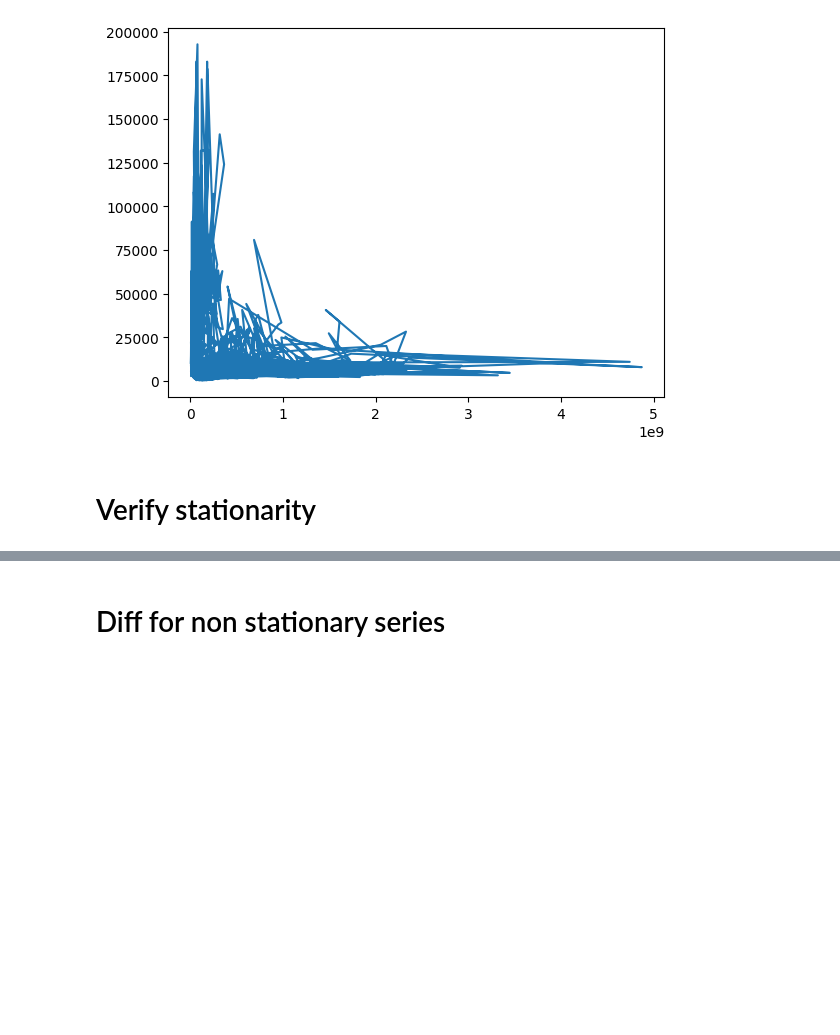
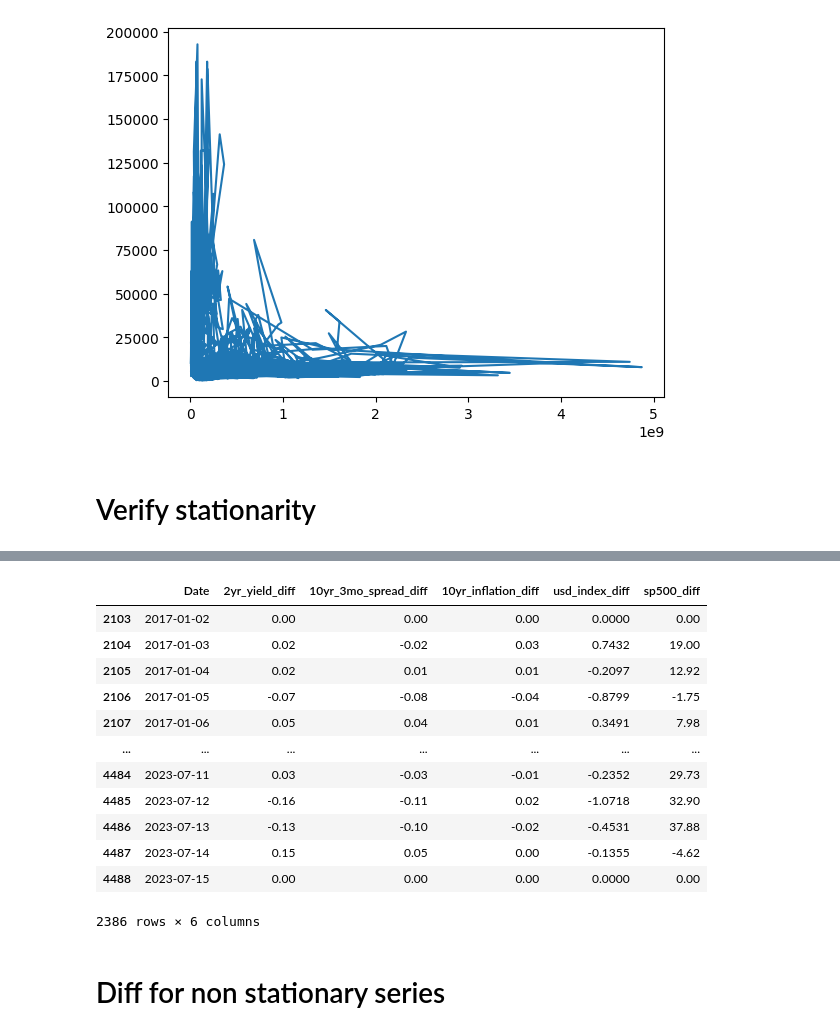
Before and after one commit to Moises-mfg/Analise-exploratoria-blockchain-Bitcoin, a Jupyter notebook: svar_bitcoin_macro.ipynb, the cells around one changed output, grey strips where cells are left out. Cells and saved outputs as stored; diff of their text form; code cells hidden in the pictures; blank space fills up the shorter version.

```diff
--- a/svar_bitcoin_macro.ipynb
+++ b/svar_bitcoin_macro.ipynb
@@ -68,8 +68,10 @@ def test_stationarity(series):
 
     if p_value <= 0.05:
         print("A série é estacionária.")
+        return True
     else:
         print("A série não é estacionária.")
+        return False
 
 test_stationarity(total_out_BTC_USD["total_out_BTC_usd"])
 test_stationarity(df_bitfinex_volume["Bitfinex_Daily_Volume"])
@@ -78,0 +92,11 @@ A série não é estacionária.
+# %%
+df_fed_stationary = pd.DataFrame()
+df_fed_stationary["Date"] = df_fed_ffill["Date"]
+for col in df_fed_ffill.columns:
+    if col != "Date":
+        print(col)
+        result = test_stationarity(df_fed_ffill[col])
+        if result:
+            df_fed_stationary[col] = df_fed_ffill[col]
+        else:
+            df_fed_stationary[f"{col}_diff"] = df_fed_ffill[col].diff()
@@ -79,3 +114,20 @@ A série não é estacionária.
+# %%
+df_fed_stationary.dropna(inplace=True)
+df_fed_stationary
+# %% [output]
+|  | Date | 2yr_yield_diff | 10yr_3mo_spread_diff | 10yr_inflation_diff | usd_index_diff | sp500_diff |
+| 2103 | 2017-01-02 | 0.00 | 0.00 | 0.00 | 0.0000 | 0.00 |
+| 2104 | 2017-01-03 | 0.02 | -0.02 | 0.03 | 0.7432 | 19.00 |
+| 2105 | 2017-01-04 | 0.02 | 0.01 | 0.01 | -0.2097 | 12.92 |
+| 2106 | 2017-01-05 | -0.07 | -0.08 | -0.04 | -0.8799 | -1.75 |
+| 2107 | 2017-01-06 | 0.05 | 0.04 | 0.01 | 0.3491 | 7.98 |
+| ... | ... | ... | ... | ... | ... | ... |
+| 4484 | 2023-07-11 | 0.03 | -0.03 | -0.01 | -0.2352 | 29.73 |
+| 4485 | 2023-07-12 | -0.16 | -0.11 | 0.02 | -1.0718 | 32.90 |
+| 4486 | 2023-07-13 | -0.13 | -0.10 | -0.02 | -0.4531 | 37.88 |
+| 4487 | 2023-07-14 | 0.15 | 0.05 | 0.00 | -0.1355 | -4.62 |
+| 4488 | 2023-07-15 | 0.00 | 0.00 | 0.00 | 0.0000 | 0.00 |
+2386 rows × 6 columns
 # %% [markdown]
 # Diff for non stationary series
 # %%
```
Also changed, not shown: parts of 5 cells of this notebook, 1 other file.
